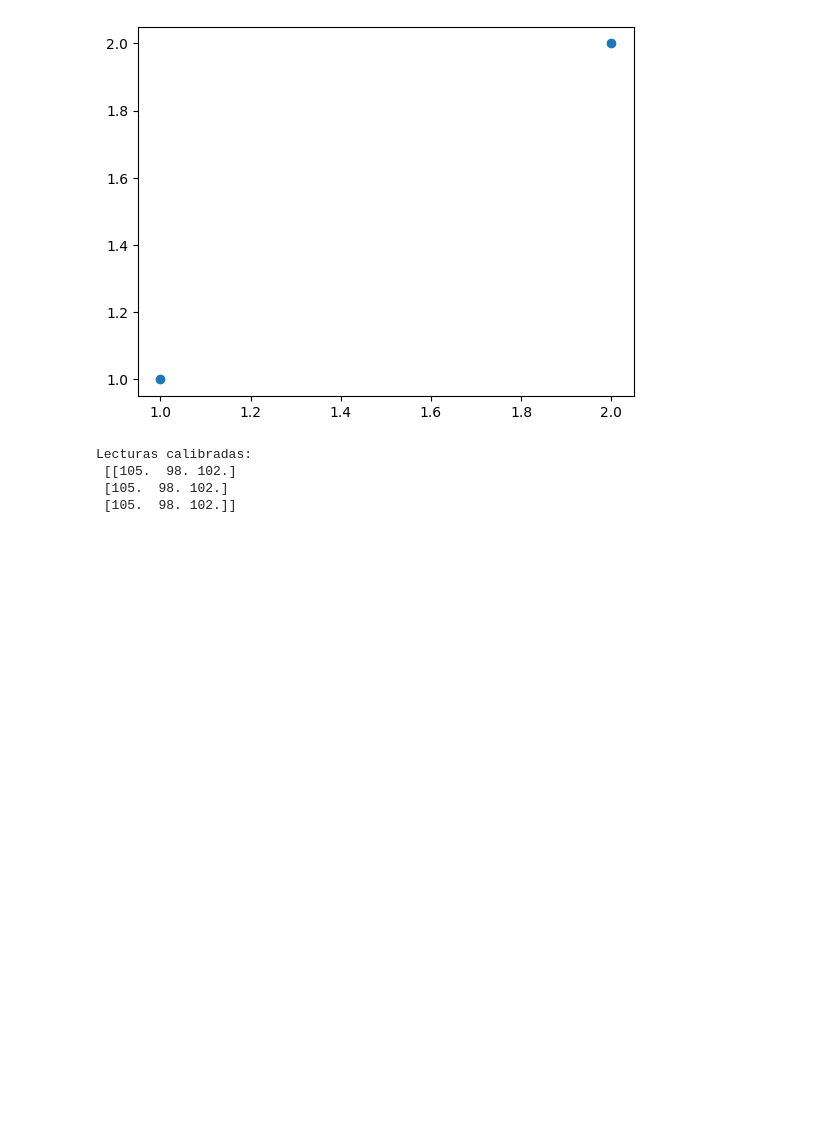
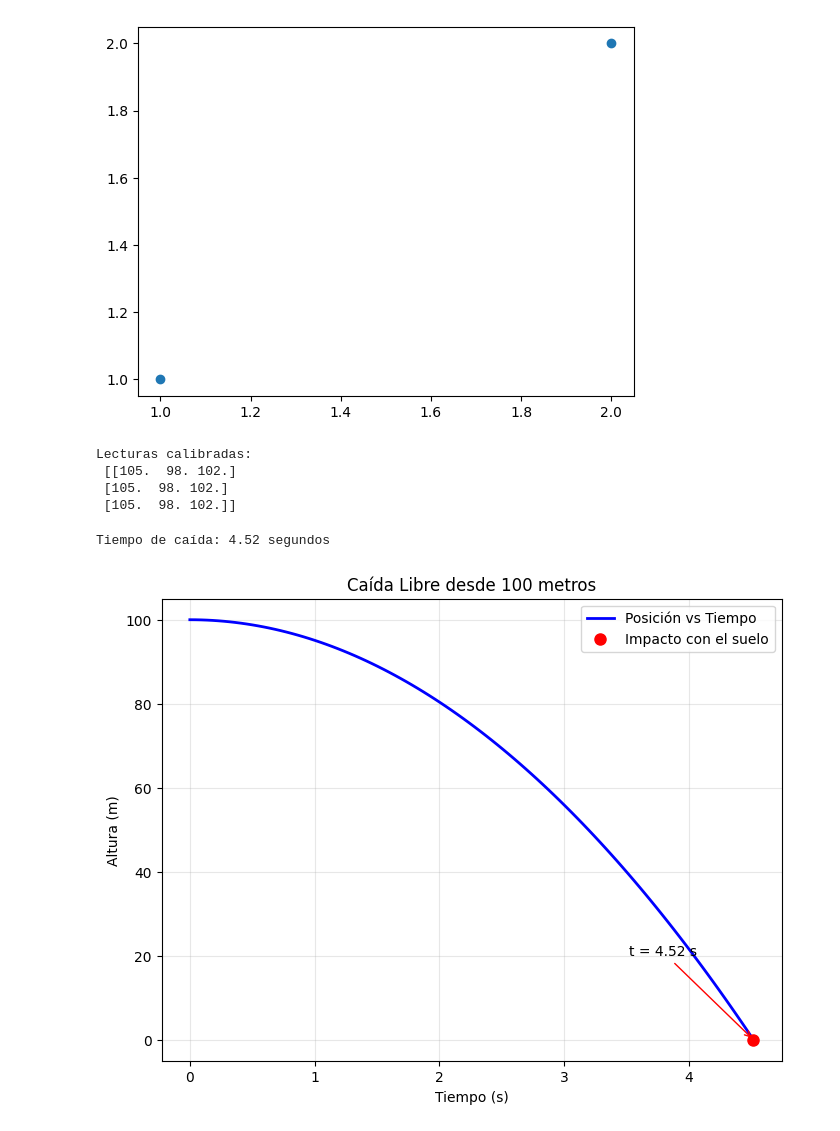
Before and after one commit to jperaltac/pcfi161, a Jupyter notebook: lectures/Test.ipynb, the cells around one changed output. Drawn from its saved outputs; the diff is of its cells as text; code cells hidden in the pictures; blank space fills up the shorter version.

```diff
--- a/lectures/Test.ipynb
+++ b/lectures/Test.ipynb
@@ -109,3 +109,45 @@ Lecturas calibradas:
  [[105.  98. 102.]
  [105.  98. 102.]
  [105.  98. 102.]]
+# %%
+import matplotlib.pyplot as plt
+import numpy as np
+
+# Paso 1: Definir parámetros
+y0 = 100  # altura inicial en metros
+g = 9.81  # aceleración de gravedad en m/s²
+
+# Calcular tiempo cuando toca el suelo: y = 0
+# 0 = y0 - (1/2)*g*t²  →  t = sqrt(2*y0/g)
+t_final = np.sqrt(2 * y0 / g)
+print(f"Tiempo de caída: {t_final:.2f} segundos")
+
+# Paso 2: Crear array de tiempo
+t = np.linspace(0, t_final, 100)
+
+# Paso 3: Calcular posiciones
+y = y0 - 0.5 * g * t**2
+
+# Paso 4: Crear la gráfica
+plt.figure(figsize=(8, 6))
+plt.plot(t, y, 'b-', linewidth=2, label='Posición vs Tiempo')
+
+# Paso 5: Marcar punto de impacto
+plt.plot(t_final, 0, 'ro', markersize=8, label='Impacto con el suelo')
+
+# Paso 6: Personalizar la gráfica
+plt.xlabel('Tiempo (s)')
+plt.ylabel('Altura (m)')
+plt.title('Caída Libre desde 100 metros')
+plt.grid(True, alpha=0.3)
+plt.legend()
+
+# Agregar anotación
+plt.annotate(f't = {t_final:.2f} s',
+             xy=(t_final, 0), xytext=(t_final-1, 20),
+             arrowprops=dict(arrowstyle='->', color='red'))
+
+plt.show()
+# %% [output]
+Tiempo de caída: 4.52 segundos
+[figure, added]
```
Also changed, not shown: 2 other files.
